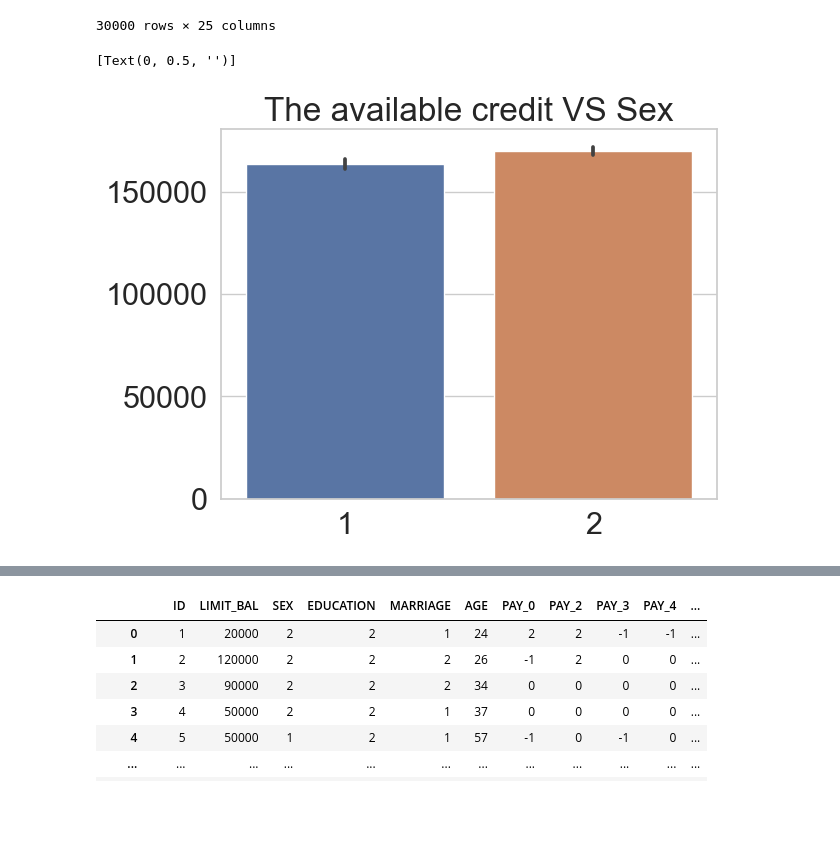
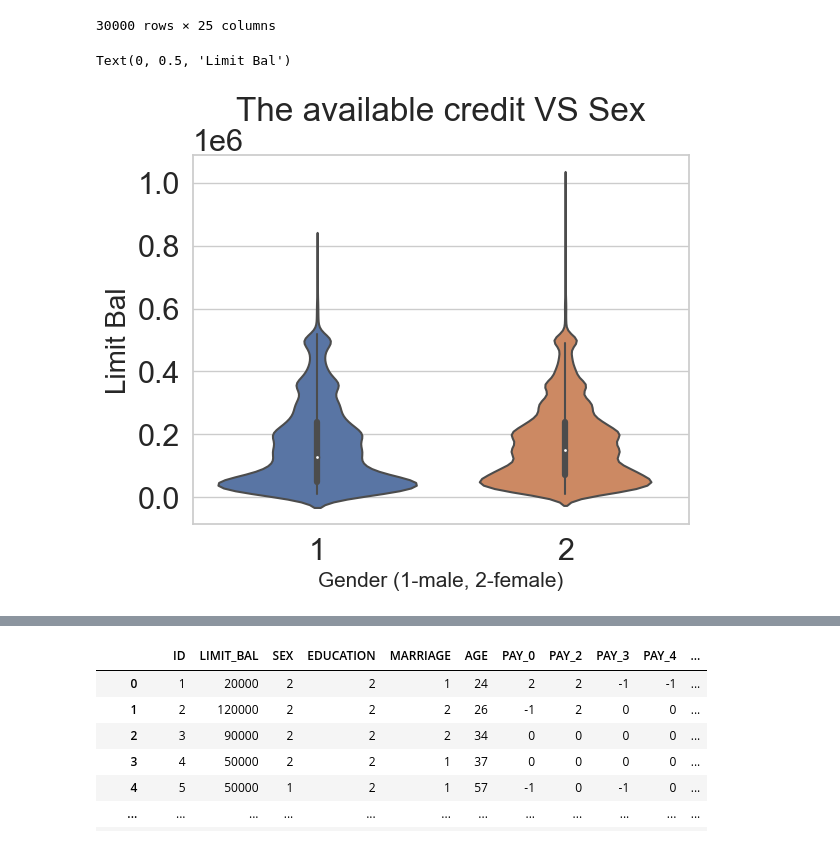
Before and after one commit to ubco-W2022T2-data301/project-group-group27, a Jupyter notebook: analysis/analysis_Betty.ipynb, the cells around one changed output, grey strips where cells are left out. Saved outputs shown, nothing was run; the diff lists cells and outputs as text; code cells hidden in the pictures; blank space fills up the shorter version.

Commit message:
new plots added in EDA

```diff
--- a/analysis/analysis_Betty.ipynb
+++ b/analysis/analysis_Betty.ipynb
@@ -224,10 +224,10 @@ df = df.drop(df.loc[df['EDUCATION'] ==5].index, inplace = True)
 df
 # %%
 sns.set_theme(style = "whitegrid", font_scale = 2)
-limit_sex = sns.barplot(data = df_cleaned, x = 'SEX', y = 'LIMIT_BAL')
+limit_sex = sns.violinplot(data = df_cleaned, x = 'SEX', y = 'LIMIT_BAL')
 limit_sex.set(title = 'The available credit VS Sex')
-limit_sex.set(xlabel = None)
-limit_sex.set(ylabel = None)
+plt.xlabel('Gender (1-male, 2-female)', fontsize = '15')
+plt.ylabel('Limit Bal', fontsize = '20')
 # %% [output]
-[Text(0, 0.5, '')]
+Text(0, 0.5, 'Limit Bal')
-[figure, old version]
+[figure, new version]
```
Also changed, not shown: parts of 8 cells of this notebook.
